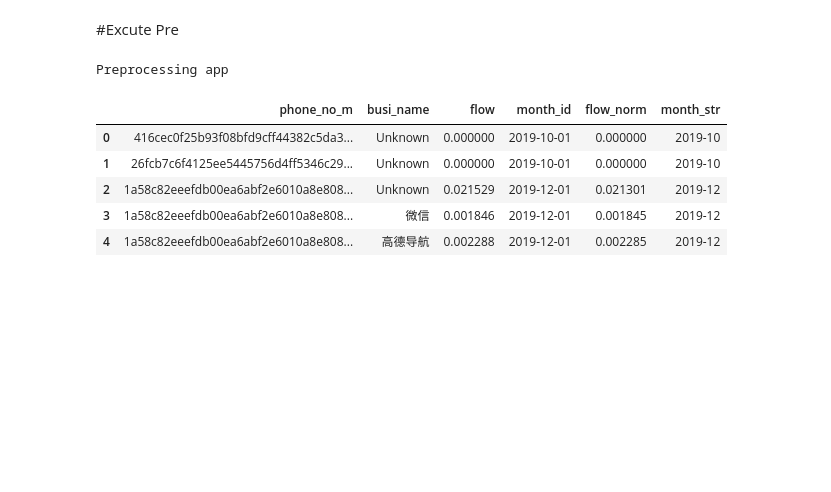
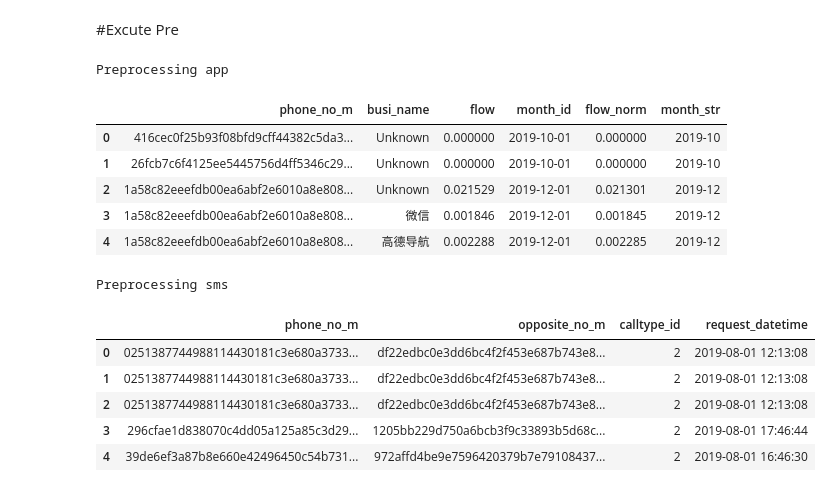
Before and after one commit to MUNEERALNAJDI/fraud_detection, a Jupyter notebook: notebooks/FraudNotebook.ipynb, the cells around one changed output. Saved outputs shown, nothing was run; the diff lists cells and outputs as text; code cells hidden in the pictures; blank space fills up the shorter version.

Commit message:
working version SMS preprocess_sms

```diff
--- a/notebooks/FraudNotebook.ipynb
+++ b/notebooks/FraudNotebook.ipynb
@@ -247,9 +247,8 @@ def preprocess_app(df: pd.DataFrame) -> pd.DataFrame:
 ##sms
 # %%
 def preprocess_sms(df):
-    df["opposite_no_m"] = df["opposite_no_m"].fillna("Unknown")
-    df = df.dropna(subset=["calltype_id"])
-    df = df.dropna(subset=["request_datetime"])
+    if "calltype_id" in df.columns:
+      df["calltype_id"] = df["calltype_id"].astype("category")
     return df
 # %% [markdown]
 ##user
@@ -385,25 +384,33 @@ Report results/profile_voc_sweetviz_20250930_190126.html was generated! NOTEBOOK
 # %%
 for name, df in data.items():
   if name == "app":
       print(f"\nPreprocessing {name}")
       df = preprocess_app(df)
       df.to_csv(f"dataset/CallChinses/processed/cleaned_{name}_{timestamp}.csv", index=False)
       display(df.head())
+  elif name == "sms":
+      print(f"\nPreprocessing {name}")
+      df = preprocess_sms(df)
+      df.to_csv(f"dataset/CallChinses/processed/cleaned_{name}_{timestamp}.csv", index=False)
+      display(df.head())
 
-
-#if name == "app":
- #   df = preprocess_app(df)
-#elif name == "sms":
  #   df = preprocess_sms(df)
 #elif name == "user":
     #df = preprocess_user(df)
 #elif name == "voc":
     #df = preprocess_voc(df)
 # %% [output]
 Preprocessing app
 |  | phone_no_m | busi_name | flow | month_id | flow_norm | month_str |
 | 0 | 416cec0f25b93f08bfd9cff44382c5da3... | Unknown | 0.000000 | 2019-10-01 | 0.000000 | 2019-10 |
 | 1 | 26fcb7c6f4125ee5445756d4ff5346c29... | Unknown | 0.000000 | 2019-10-01 | 0.000000 | 2019-10 |
 | 2 | 1a58c82eeefdb00ea6abf2e6010a8e808... | Unknown | 0.021529 | 2019-12-01 | 0.021301 | 2019-12 |
 | 3 | 1a58c82eeefdb00ea6abf2e6010a8e808... | 微信 | 0.001846 | 2019-12-01 | 0.001845 | 2019-12 |
 | 4 | 1a58c82eeefdb00ea6abf2e6010a8e808... | 高德导航 | 0.002288 | 2019-12-01 | 0.002285 | 2019-12 |
+Preprocessing sms
+|  | phone_no_m | opposite_no_m | calltype_id | request_datetime |
+| 0 | 0251387744988114430181c3e680a3733... | df22edbc0e3dd6bc4f2f453e687b743e8... | 2 | 2019-08-01 12:13:08 |
+| 1 | 0251387744988114430181c3e680a3733... | df22edbc0e3dd6bc4f2f453e687b743e8... | 2 | 2019-08-01 12:13:08 |
+| 2 | 0251387744988114430181c3e680a3733... | df22edbc0e3dd6bc4f2f453e687b743e8... | 2 | 2019-08-01 12:13:08 |
+| 3 | 296cfae1d838070c4dd05a125a85c3d29... | 1205bb229d750a6bcb3f9c33893b5d68c... | 2 | 2019-08-01 17:46:44 |
+| 4 | 39de6ef3a87b8e660e42496450c54b731... | 972affd4be9e7596420379b7e79108437... | 2 | 2019-08-01 16:46:30 |
```
